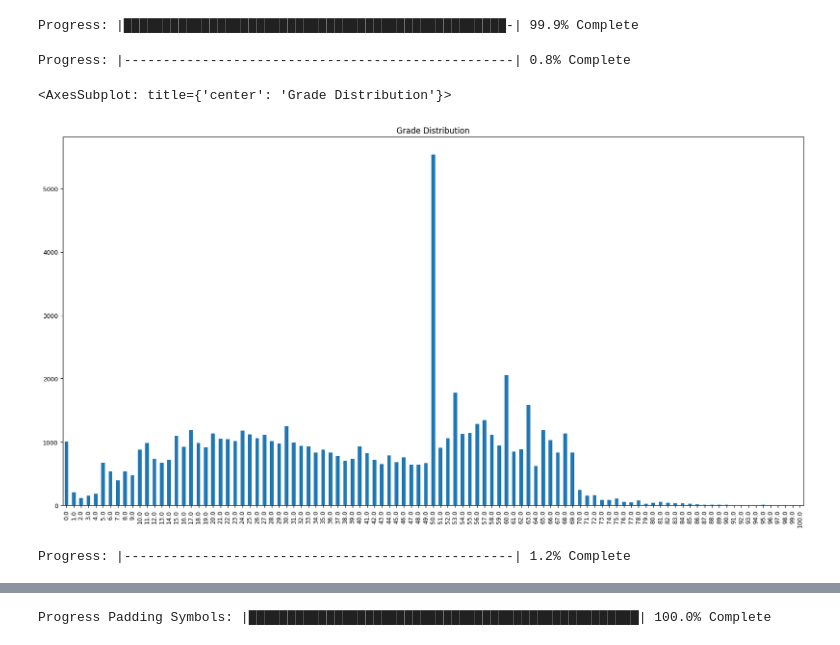
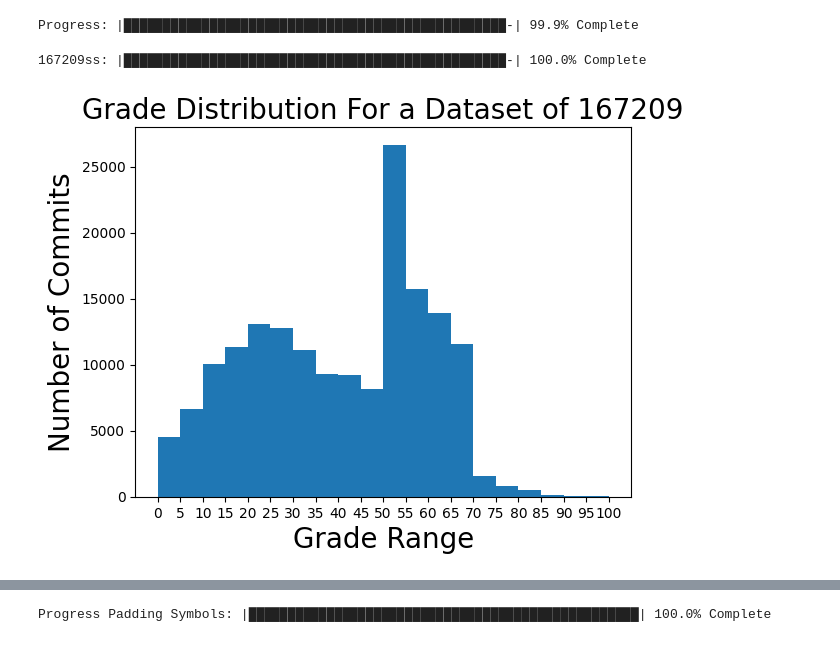
Before and after one commit to alihaider1264/sca-ml, a Jupyter notebook: Jupyter Notebooks/Testing/Python Dataset Testing Notebook.ipynb, the cells around one changed output, grey strips where cells are left out. Drawn from its saved outputs; the diff is of its cells as text; code cells hidden in the pictures.

```diff
--- a/Jupyter Notebooks/Testing/Python Dataset Testing Notebook.ipynb
+++ b/Jupyter Notebooks/Testing/Python Dataset Testing Notebook.ipynb
@@ -449,49 +452,24 @@ for i in foldersWithCommits:
 
 
 dataSet1['grade'].value_counts()
+
+#print the size of the dataset
+print(len(dataSet1))
 # %% [output]
-Progress: |--------------------------------------------------| 0.8% Complete
+167209ss: |█████████████████████████████████████████████████-| 100.0% Complete
 # %%
 #save the grading databse to the database folder
 dataSet1.to_csv(pathToDataCollectorDatabase + slashForDir + 'dataSet1GradeSimilarized.csv', index=False)
 # %%
 #load the grading databse from the database folder
-dataSet1 = pd.read_csv(pathToDataCollectorDatabase + slashForDir + 'dataSet1Grade.csv')
+dataSet1 = pd.read_csv(pathToDataCollectorDatabase + slashForDir + 'dataSet1GradeSimilarized.csv')
 # %%
 #create a chart of the grades
-round(dataSet1['grade']).value_counts().sort_index().plot(kind='bar', title='Grade Distribution', figsize=(20,10), fontsize=9)
+graph = plt.hist(dataSet1['grade'], bins=20, range=(0, 100))
+plt.xticks([0, 5, 10, 15, 20, 25, 30, 35, 40, 45, 50, 55, 60, 65, 70, 75, 80, 85, 90, 95, 100])
+plt.title("Grade Distribution For a Dataset of " + str(len(dataSet1)), fontsize=20)
+plt.xlabel("Grade Range", fontsize=20)
+plt.ylabel("Number of Commits", fontsize=20)
+plt.show()
 # %% [output]
-<AxesSubplot: title={'center': 'Grade Distribution'}>
-[figure, old version]
+[figure, new version]
-# %%
-#Run code similaizer through all the code
-initialSize = len(dataSet1)
-
-
-testData = ''
-numbSkipped = 0
-skipTillNoError = False
-#looping through multiple times until edge case files are eliminated. Fix later? Probably not
-skippedNone = False
-while (not skippedNone):
-  lenthOfDataset = len(dataSet1['data'])
-  for i in range(len(dataSet1['data'])):
-    #print a progress bar
-    printProgressBar(i, lenthOfDataset, prefix = 'Progress:', suffix = 'Complete', length = 50)
-    try:
-        testData = change_names(dataSet1['data'][i])
-    except:
-        numbSkipped = numbSkipped + 1
-        #drop the row from the dataset
-        dataSet1 = dataSet1.drop([i])
-        continue
-    dataSet1.loc[i, 'data'] = testData
-
-  if (numbSkipped == 0 or not skipTillNoError):
-    skippedNone = True
-  print(numbSkipped)
-  numbSkipped = 0
-ranSimilarization = True
-print ((initialSize - len(dataSet1)) / initialSize * 100, '% of the data was removed due to errors')
-# %% [output]
-Progress: |--------------------------------------------------| 1.2% Complete
```
Also changed, not shown: parts of 15 cells of this notebook, 1 other file.
